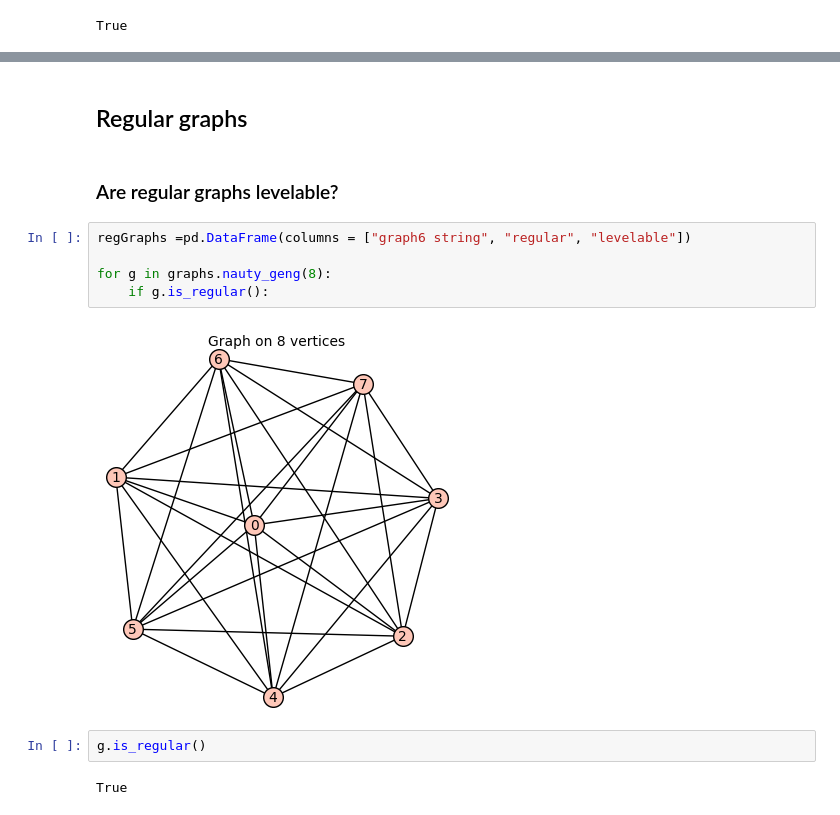
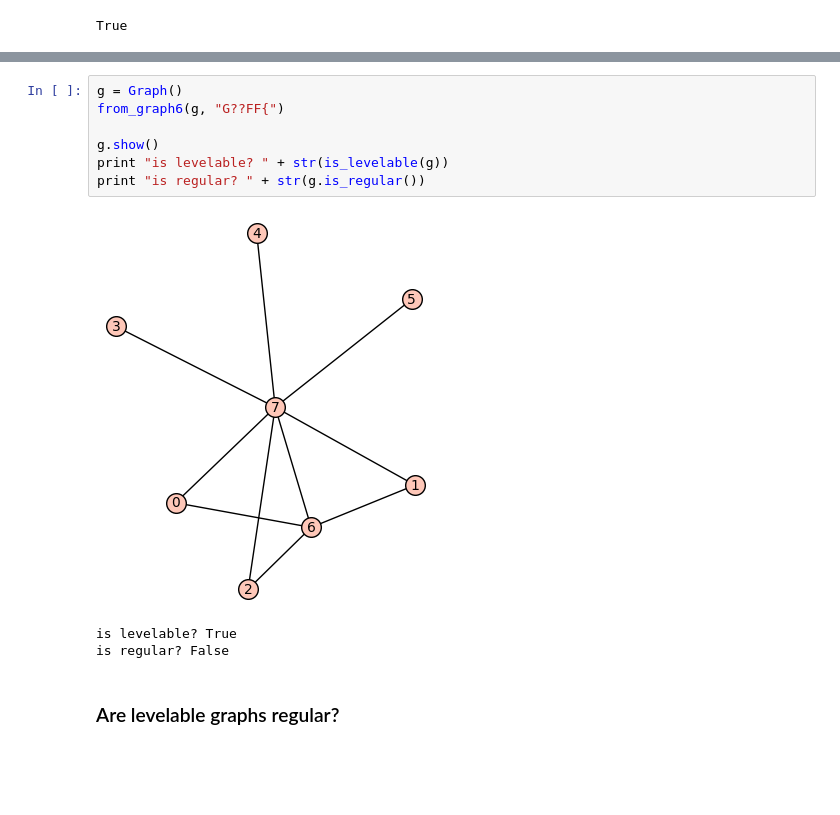
Before and after one commit to michael-chong/levelable, a Jupyter notebook: levelable_analysis.ipynb, the cells around one changed output, grey strips where cells are left out. Cells and saved outputs as stored; diff of their text form; blank space fills up the shorter version.

Commit message:
some investigation of regular graphs

```diff
--- a/levelable_analysis.ipynb
+++ b/levelable_analysis.ipynb
@@ -308,15 +320,13 @@ True
+# %%
+g = Graph()
+from_graph6(g, "G??FF{")
+
+g.show()
+print "is levelable? " + str(is_levelable(g))
+print "is regular? " + str(g.is_regular())
+# %% [output]
+[figure, added]
+is levelable? True
+is regular? False
 # %% [markdown]
-## Regular graphs
+### Are levelable graphs regular?
-# %% [markdown]
-### Are regular graphs levelable?
-# %%
-regGraphs =pd.DataFrame(columns = ["graph6 string", "regular", "levelable"])
-
-for g in graphs.nauty_geng(8):
-    if g.is_regular():
-# %% [output]
-[figure, removed]
-# %%
-g.is_regular()
-# %% [output]
-True
```
Also changed, not shown: parts of 6 cells of this notebook.
